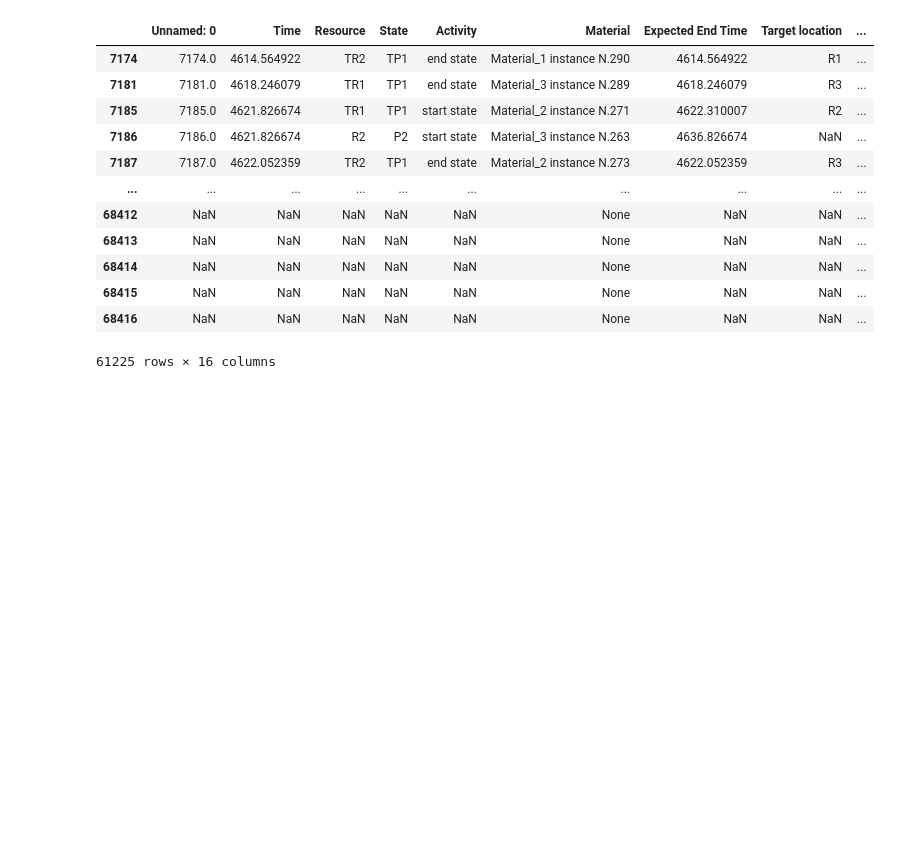
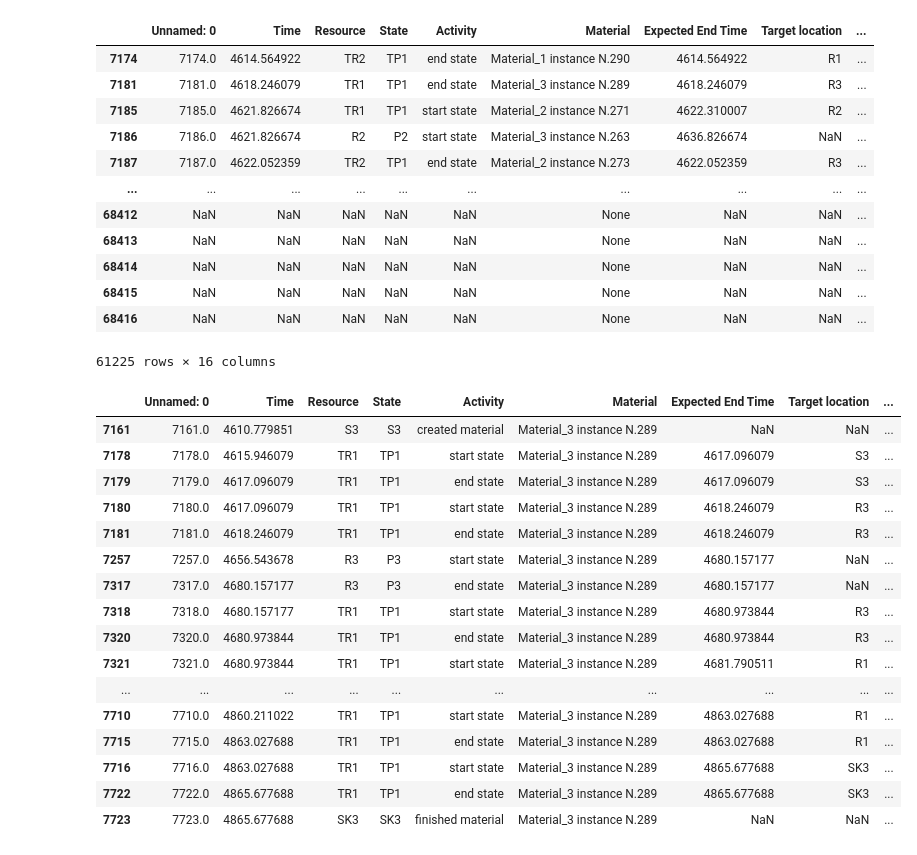
Before and after one commit to sdm4fzi/prodsys, a Jupyter notebook: explain_diff.ipynb, the cells around one changed output. Drawn from its saved outputs; the diff is of its cells as text; code cells hidden in the pictures; blank space fills up the shorter version.

```diff
--- a/explain_diff.ipynb
+++ b/explain_diff.ipynb
@@ -24,3 +24,23 @@ df.loc[(df['Time'] != df['Time2']) | (df['Resource'] != df['Resource2']) | (df['
 | 68415 | NaN | NaN | NaN | NaN | NaN | None | NaN | NaN | ... |
 | 68416 | NaN | NaN | NaN | NaN | NaN | None | NaN | NaN | ... |
 61225 rows × 16 columns
+# %%
+df.loc[df['Material'] == "Material_3 instance N.289"]
+# %% [output]
+|  | Unnamed: 0 | Time | Resource | State | Activity | Material | Expected End Time | Target location | ... |
+| 7161 | 7161.0 | 4610.779851 | S3 | S3 | created material | Material_3 instance N.289 | NaN | NaN | ... |
+| 7178 | 7178.0 | 4615.946079 | TR1 | TP1 | start state | Material_3 instance N.289 | 4617.096079 | S3 | ... |
+| 7179 | 7179.0 | 4617.096079 | TR1 | TP1 | end state | Material_3 instance N.289 | 4617.096079 | S3 | ... |
+| 7180 | 7180.0 | 4617.096079 | TR1 | TP1 | start state | Material_3 instance N.289 | 4618.246079 | R3 | ... |
+| 7181 | 7181.0 | 4618.246079 | TR1 | TP1 | end state | Material_3 instance N.289 | 4618.246079 | R3 | ... |
+| 7257 | 7257.0 | 4656.543678 | R3 | P3 | start state | Material_3 instance N.289 | 4680.157177 | NaN | ... |
+| 7317 | 7317.0 | 4680.157177 | R3 | P3 | end state | Material_3 instance N.289 | 4680.157177 | NaN | ... |
+| 7318 | 7318.0 | 4680.157177 | TR1 | TP1 | start state | Material_3 instance N.289 | 4680.973844 | R3 | ... |
+| 7320 | 7320.0 | 4680.973844 | TR1 | TP1 | end state | Material_3 instance N.289 | 4680.973844 | R3 | ... |
+| 7321 | 7321.0 | 4680.973844 | TR1 | TP1 | start state | Material_3 instance N.289 | 4681.790511 | R1 | ... |
+| ... | ... | ... | ... | ... | ... | ... | ... | ... | ... |
+| 7710 | 7710.0 | 4860.211022 | TR1 | TP1 | start state | Material_3 instance N.289 | 4863.027688 | R1 | ... |
+| 7715 | 7715.0 | 4863.027688 | TR1 | TP1 | end state | Material_3 instance N.289 | 4863.027688 | R1 | ... |
+| 7716 | 7716.0 | 4863.027688 | TR1 | TP1 | start state | Material_3 instance N.289 | 4865.677688 | SK3 | ... |
+| 7722 | 7722.0 | 4865.677688 | TR1 | TP1 | end state | Material_3 instance N.289 | 4865.677688 | SK3 | ... |
+| 7723 | 7723.0 | 4865.677688 | SK3 | SK3 | finished material | Material_3 instance N.289 | NaN | NaN | ... |
```
Also changed, not shown: parts of 1 cell of this notebook, 6 other files.
